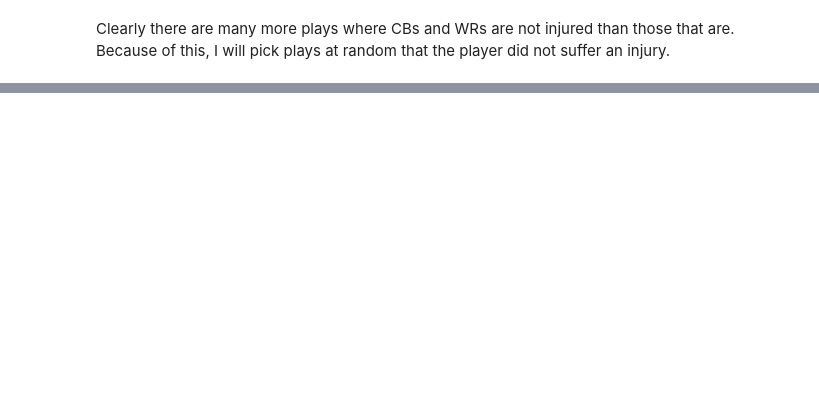
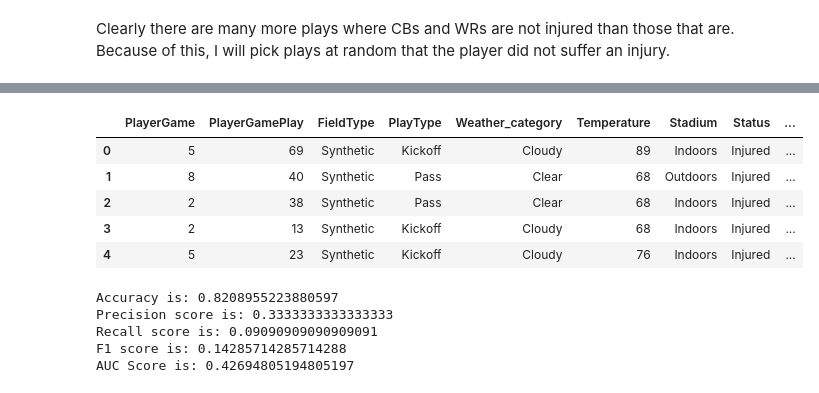
Before and after one commit to mjm286/-Prediction-of-Injury-in-The-National-Football-League, a Jupyter notebook: injury_analysis.ipynb, the cells around one changed output, grey strips where cells are left out. Cells and saved outputs as stored; diff of their text form; code cells hidden in the pictures; blank space fills up the shorter version.

```diff
--- a/injury_analysis.ipynb
+++ b/injury_analysis.ipynb
@@ -451,0 +452,7 @@ CB_WR_plays.shape
+# %%
+# read in previously made datasets
+InjuryRecord = pd.read_csv('InjuryRecord.csv')
+PlayList = pd.read_csv('PlayList_mod.csv')
+CB_WR_plays=pd.read_csv('CB_WR_plays.csv')
+ir_pl=pd.read_csv('ir_pl.csv')
+# CB_WR_plays.shape
@@ -475,0 +573,64 @@ data.shape
+# %%
+features=pd.merge(data,ngs_stats,on='PlayKey',how='left')
+features.head()
+features[features.isna().any(axis=1)]
+features=features.drop(['PlayerKey','Position','PlayKey'],axis=1)
+features.to_csv('features.csv',index=False)
+features.head()
+# %% [output]
+|  | PlayerGame | PlayerGamePlay | FieldType | PlayType | Weather_category | Temperature | Stadium | Status | ... |
+| 0 | 5 | 69 | Synthetic | Kickoff | Cloudy | 89 | Indoors | Injured | ... |
+| 1 | 8 | 40 | Synthetic | Pass | Clear | 68 | Outdoors | Injured | ... |
+| 2 | 2 | 38 | Synthetic | Pass | Clear | 68 | Indoors | Injured | ... |
+| 3 | 2 | 13 | Synthetic | Kickoff | Cloudy | 68 | Indoors | Injured | ... |
+| 4 | 5 | 23 | Synthetic | Kickoff | Cloudy | 76 | Indoors | Injured | ... |
+# %%
+# turn categorical to numeric!
+features=pd.read_csv('features.csv')
+
+features=pd.get_dummies(features,prefix=['Type'],columns=['PlayType'])
+features=pd.get_dummies(features,prefix=['Stadium'],columns=['Stadium'])
+features=pd.get_dummies(features,prefix=['FieldType'],columns=['FieldType'])
+features=pd.get_dummies(features,prefix=['Weather'],columns=['Weather_category'])
+
+features['Status'] = features['Status'].apply(lambda x: 1 if x=='Injured' else 0) # turn target information from categorical to numeric
+features=features.astype('float')
+
+from sklearn.preprocessing import StandardScaler
+from sklearn.model_selection import train_test_split
+from sklearn.model_selection import GridSearchCV
+from sklearn import metrics
+from xgboost import XGBClassifier
+
+X, y = features[features.columns.drop('Status')], features['Status']
+scaler = StandardScaler()
+# import warnings
+# warnings.filterwarnings('ignore')
+X[X.columns[:].tolist()] = scaler.fit_transform(X[X.columns[:].tolist()]) # keep X as a dataframe
+
+X_train, X_test, y_train, y_test = train_test_split(X,y,test_size=.3,random_state=21)
+
+clf = XGBClassifier(learning_rate=0.1, n_estimators=150, max_depth=4,
+                    min_child_weight=3, gamma=0.2, subsample=0.5, colsample_bytree=1.0,
+                    objective='binary:logistic', scale_pos_weight=1, seed=27)
+
+xgtrain = xgb.DMatrix(X_train.values, label=y_train.values)
+
+
+clf.fit(X_train, y_train, eval_metric='auc')
+
+
+y_pred = clf.predict(X_test)
+y_pred_proba = clf.predict_proba(X_test)[:, 1]
+
+print("Accuracy is: {}".format(metrics.accuracy_score(y_test, y_pred)))
+print("Precision score is: {}".format(metrics.precision_score(y_test, y_pred)))
+print("Recall score is: {}".format(metrics.recall_score(y_test, y_pred)))
+print("F1 score is: {}".format(metrics.f1_score(y_test, y_pred)))
+print("AUC Score is: {}".format(metrics.roc_auc_score(y_test, y_pred_proba)))
+# %% [output]
+Accuracy is: 0.8208955223880597
+Precision score is: 0.3333333333333333
+Recall score is: 0.09090909090909091
+F1 score is: 0.14285714285714288
+AUC Score is: 0.42694805194805197
```
Also changed, not shown: parts of 19 cells of this notebook.
